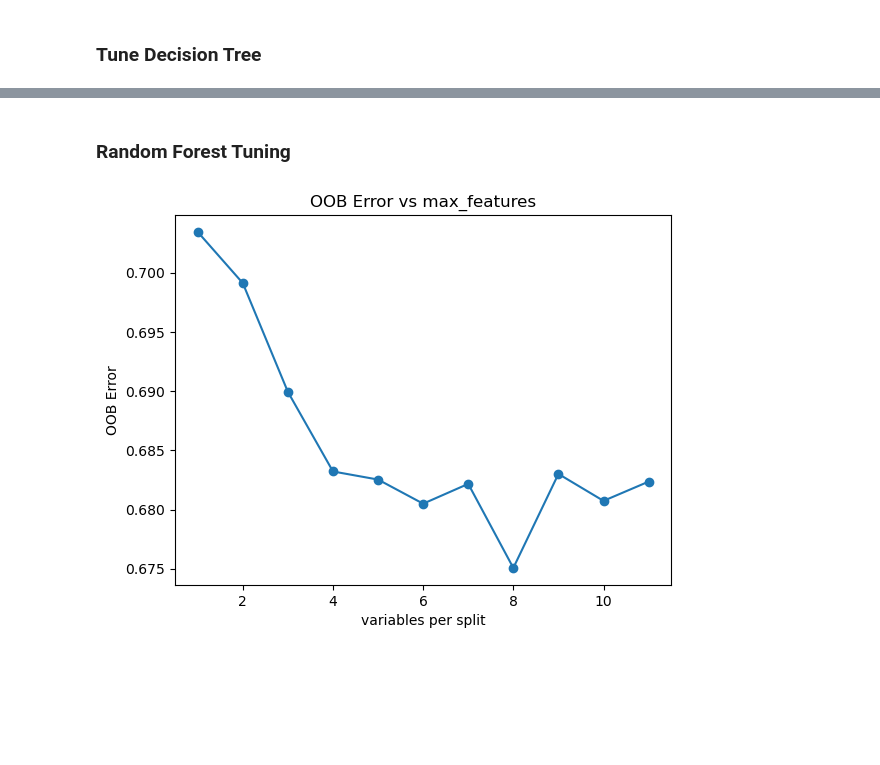
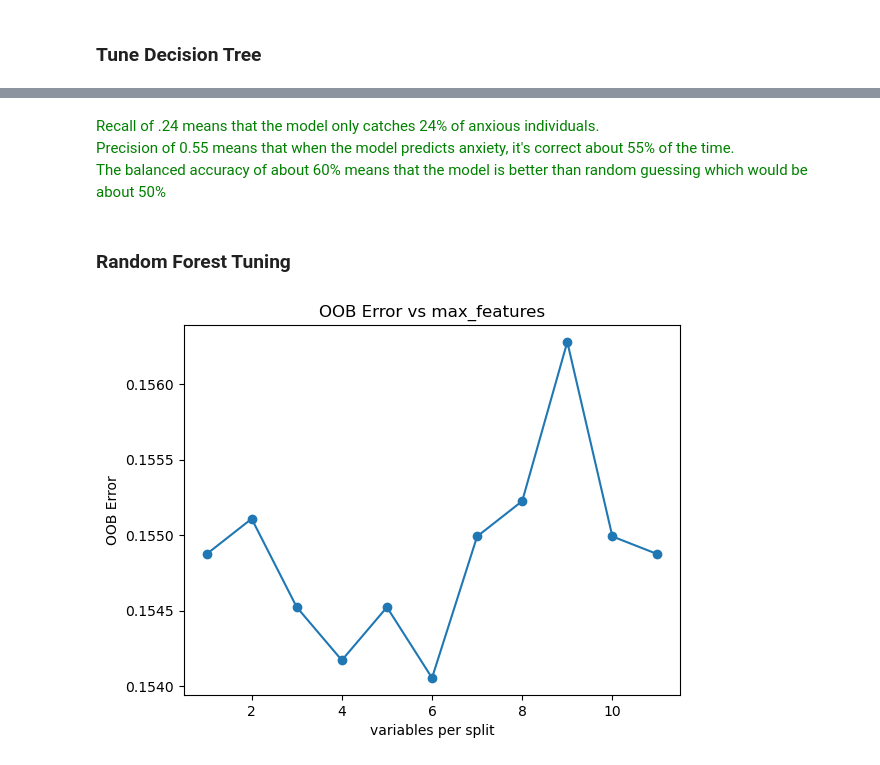
Before and after one commit to pelayoj15/gamingstudy_analysis, a Jupyter notebook: notebooks/Trees.ipynb, the cells around one changed output, grey strips where cells are left out. Cells and saved outputs as stored; diff of their text form; code cells hidden in the pictures; blank space fills up the shorter version.

Commit message:
Finish Decision Tree

```diff
--- a/notebooks/Trees.ipynb
+++ b/notebooks/Trees.ipynb
@@ -82,16 +96,11 @@ max               1.000000
 
 [8 rows x 59 columns]
-# %%
-X_train, X_test, y_train, y_test = train_test_split(X, y,
-    test_size=0.2,
-    random_state=1
-)
 # %% [markdown]
 ## Modeling
 # %% [markdown]
 ### Decision Tree
 # %%
 # fit decision tree model
-tree_gaming_anxiety = DecisionTreeRegressor(random_state = 1)
+tree_gaming_anxiety = DecisionTreeClassifier(random_state = 1)
 tree_gaming_anxiety.fit(X_train, y_train)
 # %% [output]
@@ -151,7 +163,7 @@ Accuracy: -39.49%
 # %%
 # cross-validation to determine optimal tree size
 params = {'max_leaf_nodes': range(2, 20)}
-cv_gaming_anxiety = GridSearchCV(tree_gaming_anxiety, params, cv=20)
+cv_gaming_anxiety = GridSearchCV(tree_gaming_anxiety, params, cv=20, scoring="balanced_accuracy")
 cv_gaming_anxiety.fit(X_train, y_train)
 cv_results = cv_gaming_anxiety.cv_results_
 
@@ -171,5 +183,5 @@ plt.title('Cross-validation Results');
 # %%
 # fit pruned decision tree model
-pruned_tree_gaming_anxiety = DecisionTreeRegressor(max_leaf_nodes=best_size, random_state=1)
+pruned_tree_gaming_anxiety = DecisionTreeClassifier(max_leaf_nodes=best_size, random_state=1)
 pruned_tree_gaming_anxiety.fit(X_train, y_train)
 # %% [output]
@@ -204,22 +242,26 @@ Accuracy: 25.44%
+# %% [markdown]
+<span style="color:green"> Recall of .24 means that the model only catches 24% of anxious individuals. </span><br>
+<span style="color:green"> Precision of 0.55 means that when the model predicts anxiety, it's correct about 55% of the time. </span><br>
+<span style="color:green"> The balanced accuracy of about 60% means that the model is better than random guessing which would be about 50% </span>
 # %% [markdown]
 ### Random Forest Tuning
 # %%
 # Create plot to find optimal max_features
-rf_gaming_anxiety = RandomForestRegressor(n_estimators=200, oob_score=True, random_state=1)
+rf_gaming_anxiety = RandomForestClassifier(n_estimators=200, oob_score=True, random_state=1)
 oob_errors = []
 
 for n in range(1, 12):
     rf_gaming_anxiety.set_params(max_features=n)
 
     rf_gaming_anxiety.fit(X_train, y_train)
     oob_error = 1 - rf_gaming_anxiety.oob_score_
     oob_errors.append(oob_error)
 
 # plot error vs max_features
 plt.plot(range(1, 12), oob_errors, marker='o')
 plt.xlabel("variables per split")
 plt.ylabel("OOB Error")
 plt.title("OOB Error vs max_features")
 plt.show()
 # %% [output]
-[figure, old version]
+[figure, new version]
```
Also changed, not shown: parts of 20 cells of this notebook.
